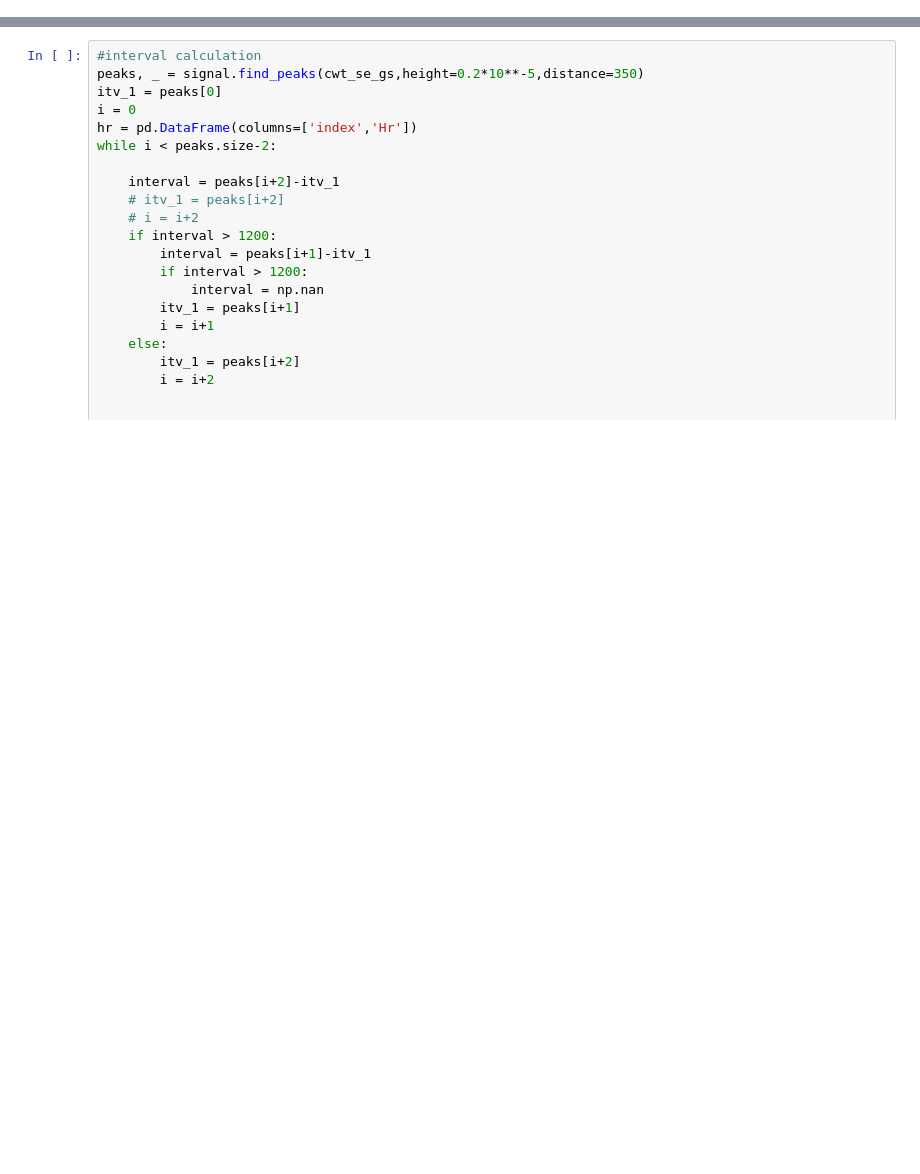
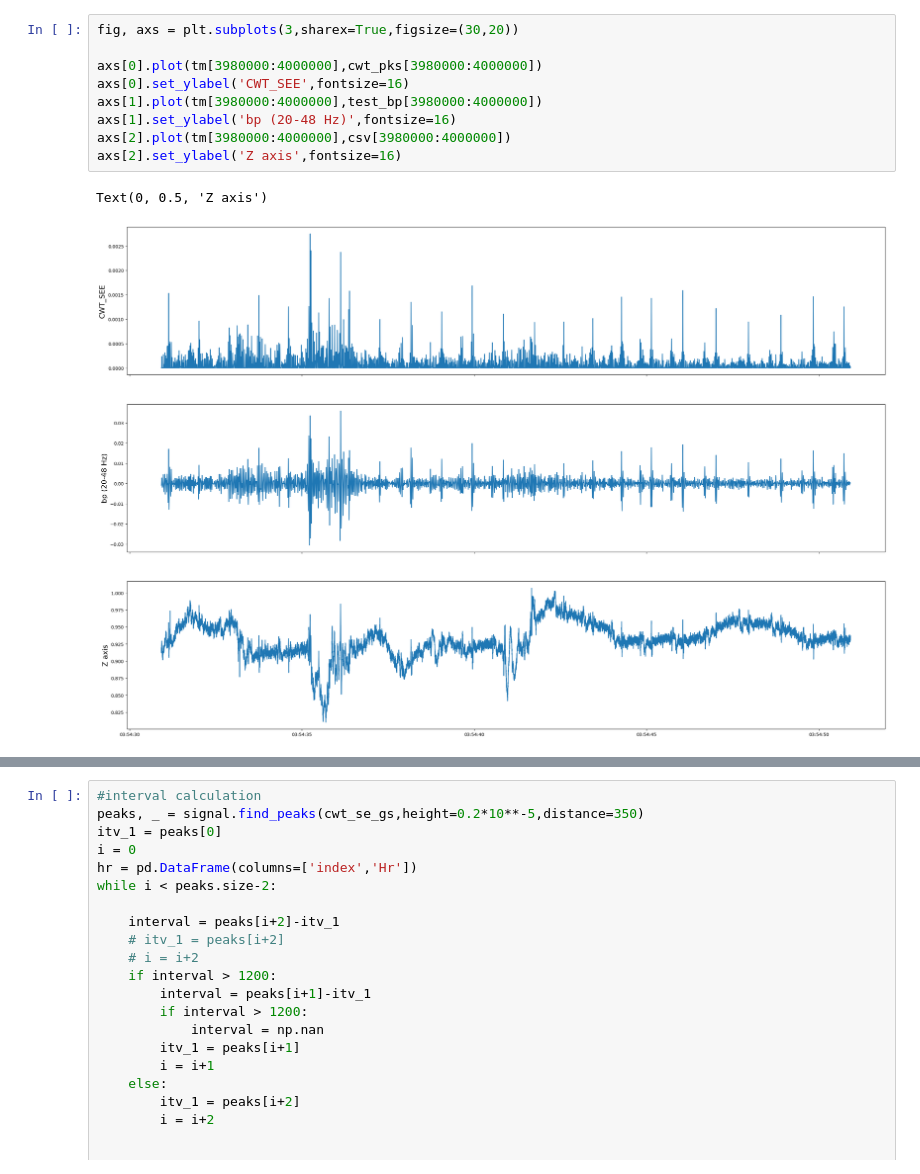
Before and after one commit to duyayun/LMA_sleep, a Jupyter notebook: MA _hr.ipynb, the cells around one changed output, grey strips where cells are left out. Cells and saved outputs as stored; diff of their text form; blank space fills up the shorter version.

```diff
--- a/MA _hr.ipynb
+++ b/MA _hr.ipynb
@@ -76,0 +88,12 @@ Text(0, 0.5, 'Z axis')
+# %%
+fig, axs = plt.subplots(3,sharex=True,figsize=(30,20))
+
+axs[0].plot(tm[3980000:4000000],cwt_pks[3980000:4000000])
+axs[0].set_ylabel('CWT_SEE',fontsize=16)
+axs[1].plot(tm[3980000:4000000],test_bp[3980000:4000000])
+axs[1].set_ylabel('bp (20-48 Hz)',fontsize=16)
+axs[2].plot(tm[3980000:4000000],csv[3980000:4000000])
+axs[2].set_ylabel('Z axis',fontsize=16)
+# %% [output]
+Text(0, 0.5, 'Z axis')
+[figure, added]
```
Also changed, not shown: parts of 9 cells of this notebook, 4 other files.
